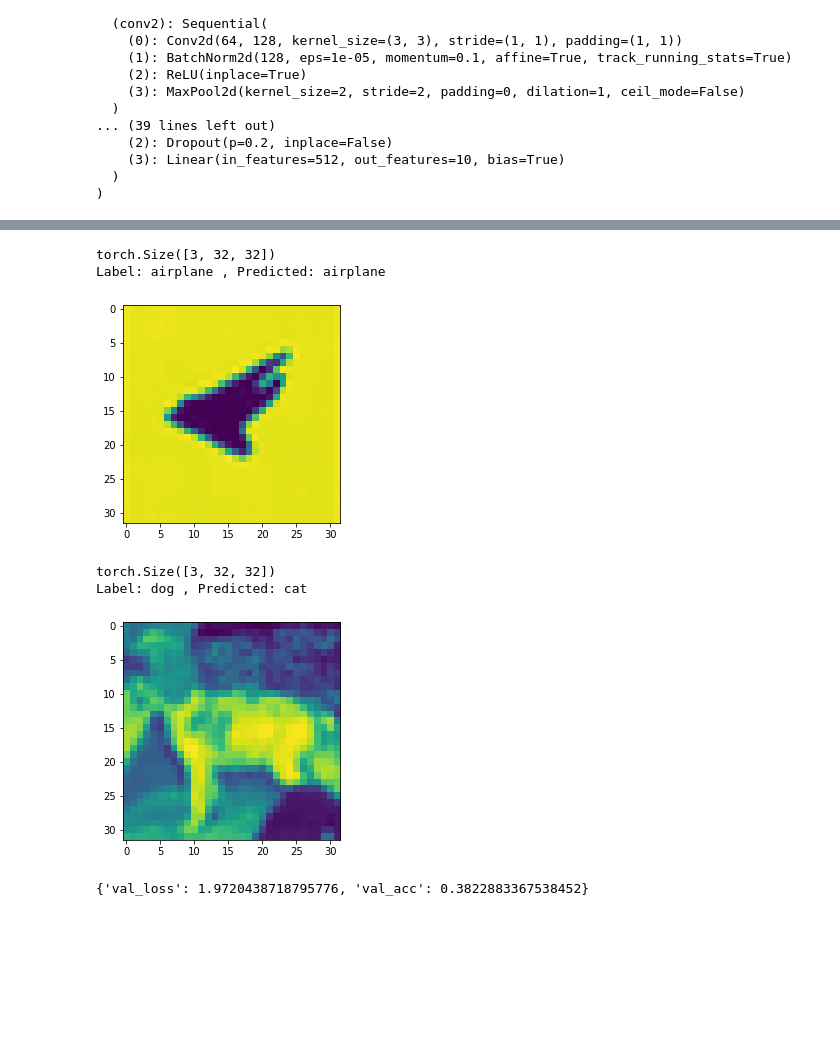
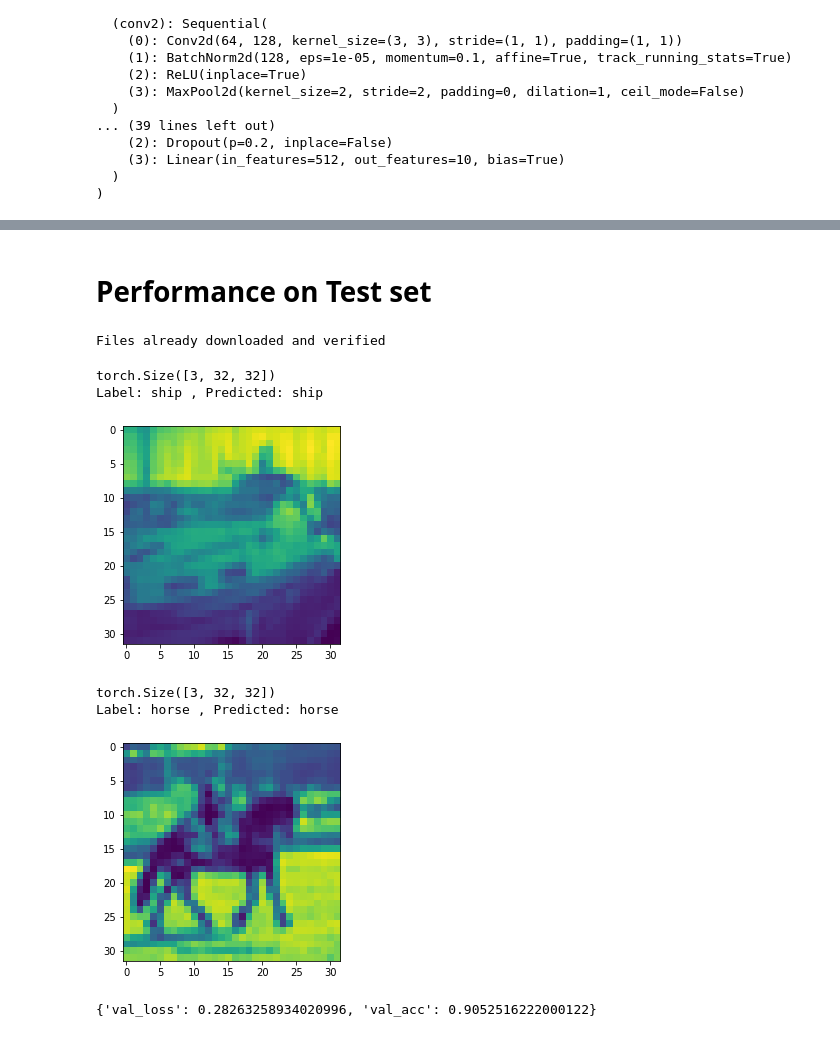
Before and after one commit to anantoj/pytorch-mini-projects, a Jupyter notebook: resnet-cifar10.ipynb, the cells around one changed output, grey strips where cells are left out. Saved outputs shown, nothing was run; the diff lists cells and outputs as text; code cells hidden in the pictures; blank space fills up the shorter version.

Commit message:
modified resnet_cifar10

```diff
--- a/resnet-cifar10.ipynb
+++ b/resnet-cifar10.ipynb
@@ -68,9 +61,9 @@ list(set(train_idx).intersection(valid_idx))
 # %% [output]
 []
 # %%
-batch_size  = 400
-train_loader = DataLoader(train_data, batch_size, num_workers=4, pin_memory=True, sampler=train_sampler)
-val_loader = DataLoader(valid_data, batch_size, num_workers=4, pin_memory=True, sampler=valid_sampler)
+batch_size  = 64
+train_loader = DataLoader(train_data, batch_size, num_workers=4, shuffle=True)
+val_loader = DataLoader(valid_data, batch_size, num_workers=4, shuffle=False)
 # %%
 def denormalize(images, means, stds):
     means = torch.tensor(means).reshape(1, 3, 1, 1)
@@ -264,6 +262,7 @@ model.evaluate(val_loader)
 # %%
-epochs = 8
-learning_rate = 0.01
+# Hyperparams
+epochs = 10
+learning_rate = 1e-3
 grad_clip = 0.1
 weight_decay = 1e-4
 opt_func = torch.optim.Adam
@@ -321,29 +320,36 @@ test_dataset = ImageFolder(data_dir+'/test', transform=tt.ToTensor())
+# %% [markdown]
+# Performance on Test set
+# %%
+test_transforms = tt.Compose([tt.ToTensor(), tt.Normalize(*stats)])
+test_data = CIFAR10(root=".", train=False, download=True, transform=test_transforms)
+# %% [output]
+Files already downloaded and verified
 # %%
 def predict_image(img, model):
     print(img.shape)
     x = to_device(img.unsqueeze(0), device)
     y = model(x)
     _, preds = torch.max(y, dim=1)
-    return train_data.classes[preds[0].item()]
+    return test_data.classes[preds[0].item()]
 # %%
-img, label = test_dataset[2]
+img, label = test_data[2]
 plt.imshow(img[0])
-print('Label:', train_data.classes[label], ', Predicted:', predict_image(img, model))
+print('Label:', test_data.classes[label], ', Predicted:', predict_image(img, model))
 # %% [output]
 torch.Size([3, 32, 32])
-Label: airplane , Predicted: airplane
+Label: ship , Predicted: ship
-[figure, old version]
+[figure, new version]
 # %%
-img, label = test_dataset[5000]
+img, label = test_data[5000]
 plt.imshow(img[0])
-print('Label:', train_data.classes[label], ', Predicted:', predict_image(img, model))
+print('Label:', test_data.classes[label], ', Predicted:', predict_image(img, model))
 # %% [output]
 torch.Size([3, 32, 32])
-Label: dog , Predicted: cat
+Label: horse , Predicted: horse
-[figure, old version]
+[figure, new version]
 # %%
-test_loader = DeviceDataLoader(DataLoader(test_dataset, 32), device)
+test_loader = DeviceDataLoader(DataLoader(test_data, 32), device)
 result = model.evaluate(test_loader)
 result
 # %% [output]
-{'val_loss': 1.9720438718795776, 'val_acc': 0.3822883367538452}
+{'val_loss': 0.28263258934020996, 'val_acc': 0.9052516222000122}
```
Also changed, not shown: parts of 20 cells of this notebook.
